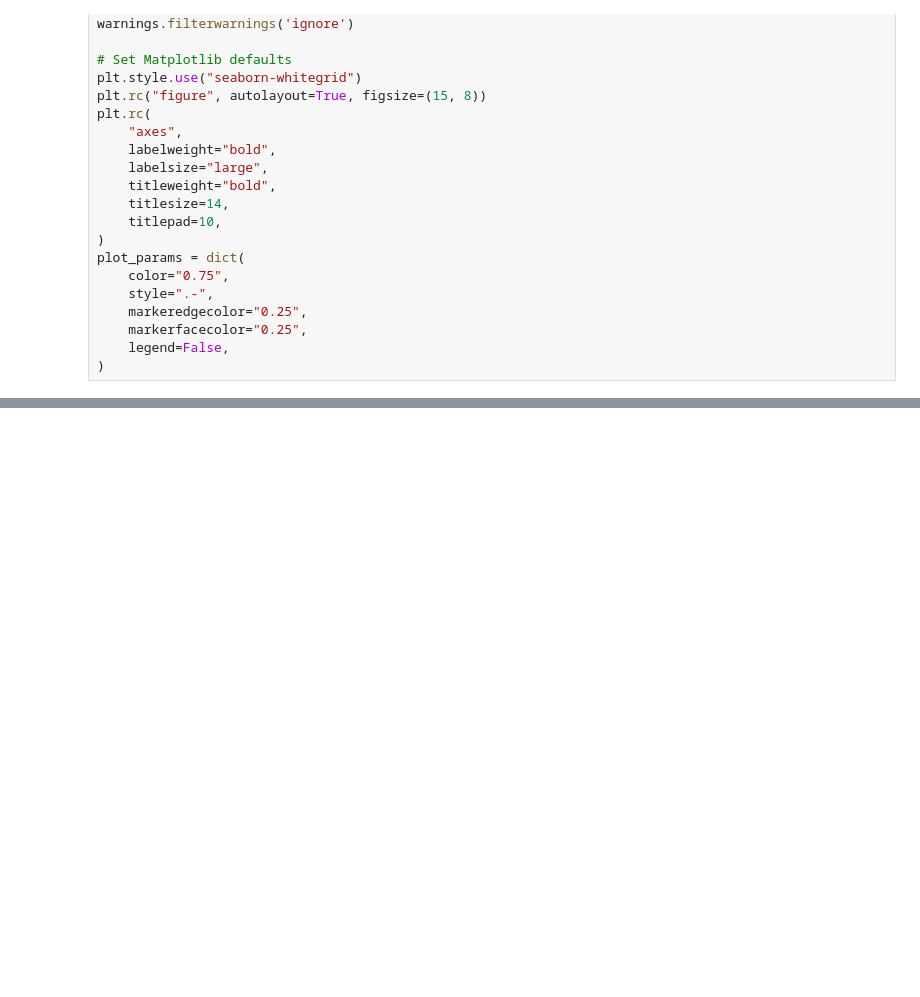
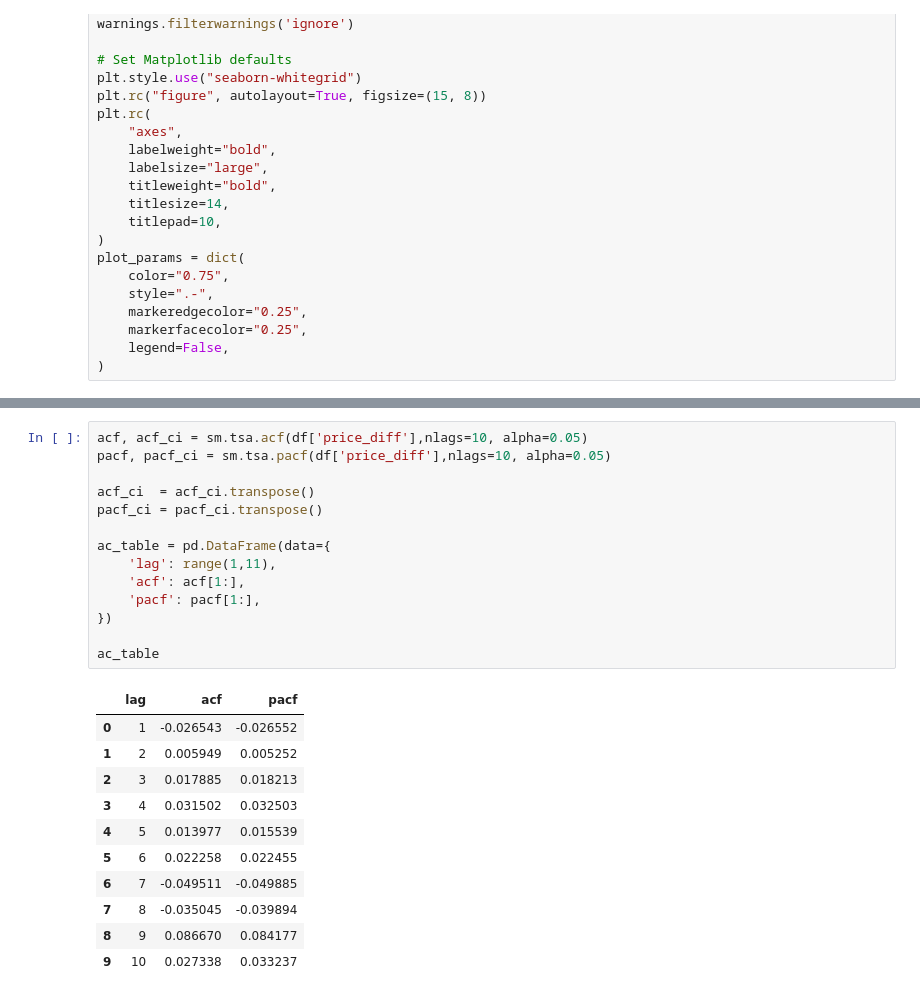
Before and after one commit to NgCuHs3/Bitcoin-Prediction-ARIMA, a Jupyter notebook: Identifying-AR -MA-Parameters.ipynb, the cells around one changed output, grey strips where cells are left out. Saved outputs shown, nothing was run; the diff lists cells and outputs as text; blank space fills up the shorter version.

```diff
--- a/Identifying-AR -MA-Parameters.ipynb
+++ b/Identifying-AR -MA-Parameters.ipynb
@@ -41,0 +46,26 @@ Text(0.5, 0.98, 'Biểu đồ  ACF và PACF của phần dư ARIMA(0,1,0)')
+# %%
+acf, acf_ci = sm.tsa.acf(df['price_diff'],nlags=10, alpha=0.05)
+pacf, pacf_ci = sm.tsa.pacf(df['price_diff'],nlags=10, alpha=0.05)
+
+acf_ci  = acf_ci.transpose()
+pacf_ci = pacf_ci.transpose()
+
+ac_table = pd.DataFrame(data={
+    'lag': range(1,11),
+    'acf': acf[1:],
+    'pacf': pacf[1:],
+})
+
+ac_table
+# %% [output]
+|  | lag | acf | pacf |
+| 0 | 1 | -0.026543 | -0.026552 |
+| 1 | 2 | 0.005949 | 0.005252 |
+| 2 | 3 | 0.017885 | 0.018213 |
+| 3 | 4 | 0.031502 | 0.032503 |
+| 4 | 5 | 0.013977 | 0.015539 |
+| 5 | 6 | 0.022258 | 0.022455 |
+| 6 | 7 | -0.049511 | -0.049885 |
+| 7 | 8 | -0.035045 | -0.039894 |
+| 8 | 9 | 0.086670 | 0.084177 |
+| 9 | 10 | 0.027338 | 0.033237 |
```
Also changed, not shown: parts of 4 cells of this notebook, 4 other files.
